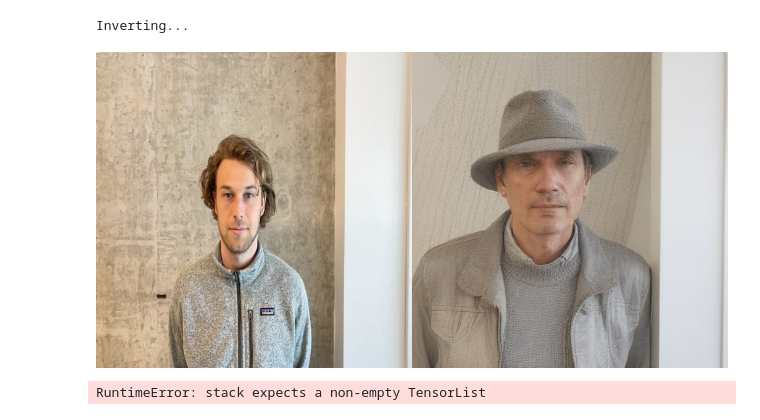
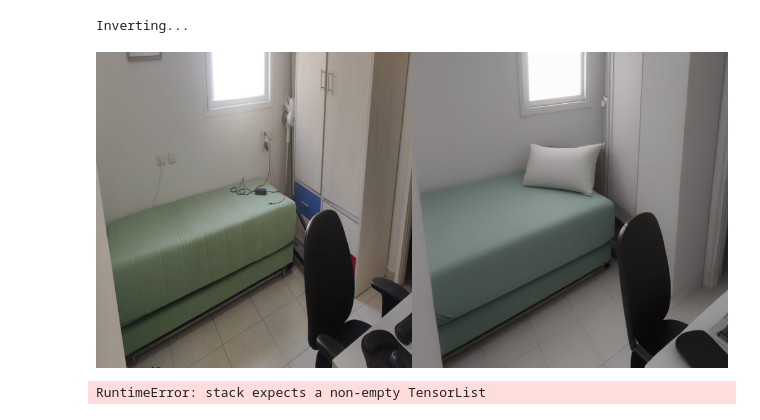
Before and after one commit to yairshp/ReNoise-Inversion, a Jupyter notebook: playground.ipynb, the cells around one changed output. Cells and saved outputs as stored; diff of their text form; code cells hidden in the pictures.

```diff
--- a/playground.ipynb
+++ b/playground.ipynb
@@ -59,9 +59,9 @@ prompts = [
     # "a desk",
     "a computer monitor",
     # "a cabinet",
-    "the blue dresser",
-    # "a man",
-    "a man wearing a grey jacket",
+    "a dresser",
+    "a man",
+    # "a man wearing a grey jacket",
     # "a photo",
     # "a photo",
     # "a photo",
@@ -72,9 +72,9 @@ edit_propmts = [
     # "a desk and a plant",
     "a computer monitor and a plant",
     # "a cabinet and a vase",
-    "the blue dresser and a vase",
-    # "a man and a hat",
-    "a man wearing a grey jacket and a hat",
+    "a dresser and a vase",
+    "a man and a hat",
+    # "a man wearing a grey jacket and a hat",
     # "a photo and a pillow",
     # "a photo and a plant",
     # "a photo and a vase",
@@ -126,9 +126,9 @@ edit_images = []
 for i, (inv_latent, noise, edit_prompt) in enumerate(
     zip(inv_latents, noises, edit_propmts)
 ):
-    if not i == img_idx:
-        continue
-    generator = torch.Generator().manual_seed(config.seed)
+    # if not i == img_idx:
+    #     continue
+    # generator = torch.Generator().manual_seed(config.seed)
     pipe_inference.scheduler.set_noise_list(noise)
     pipe_inference.cfg = config
     img = pipe_inference(
@@ -144,11 +144,11 @@ for i, (inv_latent, noise, edit_prompt) in enumerate(
 # %%
 # for input_image, edit_img in zip(inputs_images, edit_images):
 # i = 0
-img_idx = 3
+img_idx = 0
 make_image_grid([inputs_images[img_idx], edit_images[img_idx]], 1, 2)
 # make_image_grid([inputs_images[img_idx], edit_images[0]], 1, 2)
 # %% [output]
-[figure, old version]
+[figure, new version]
 # %%
 # # attn_map = preprocess(max_height=512, max_width=512)
 # visualize_and_save_attn_map(attn_map, pipe_inference.tokenizer, edit_propmts[3])
```
Also changed, not shown: parts of 3 cells of this notebook, 1 other file.
